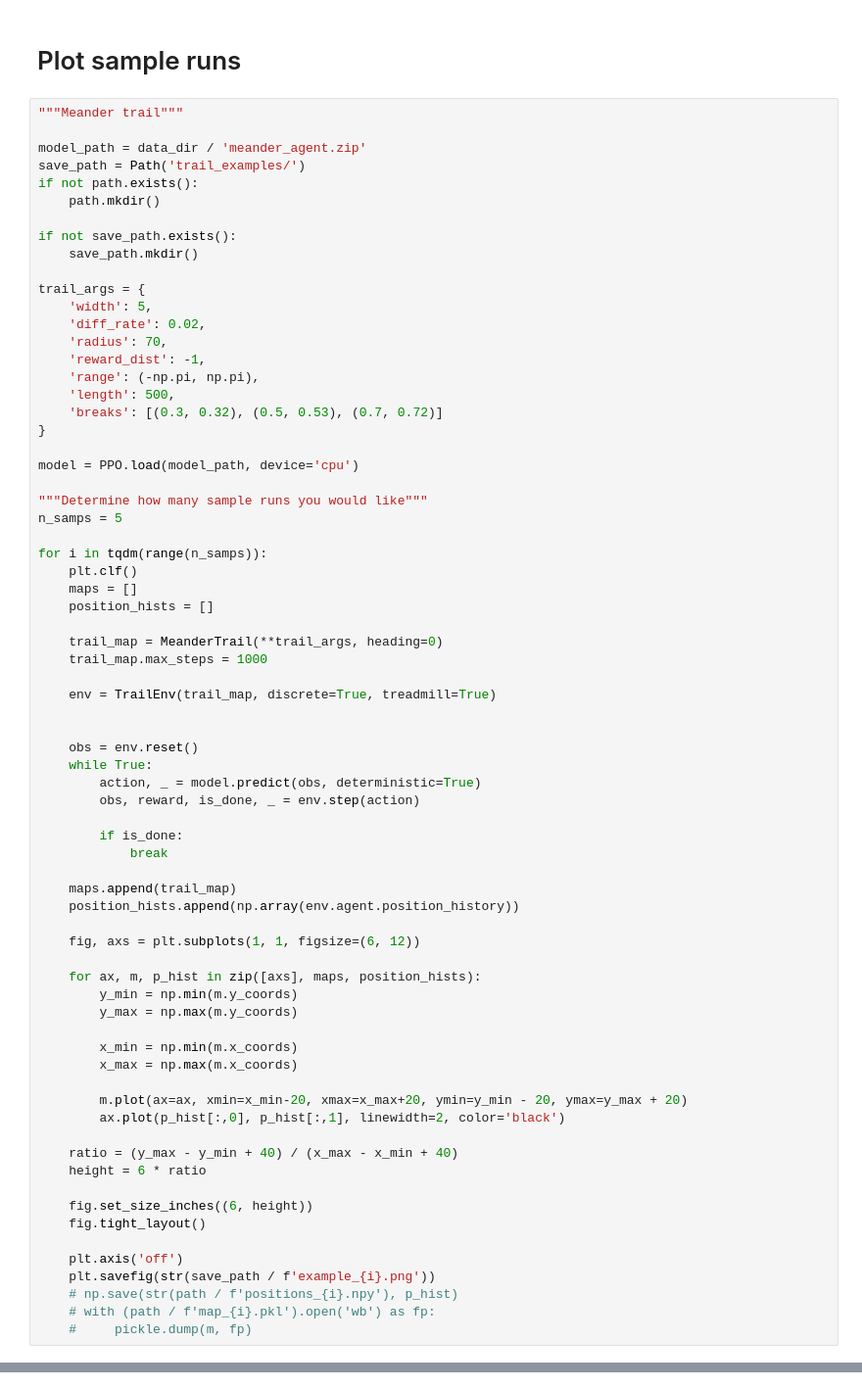
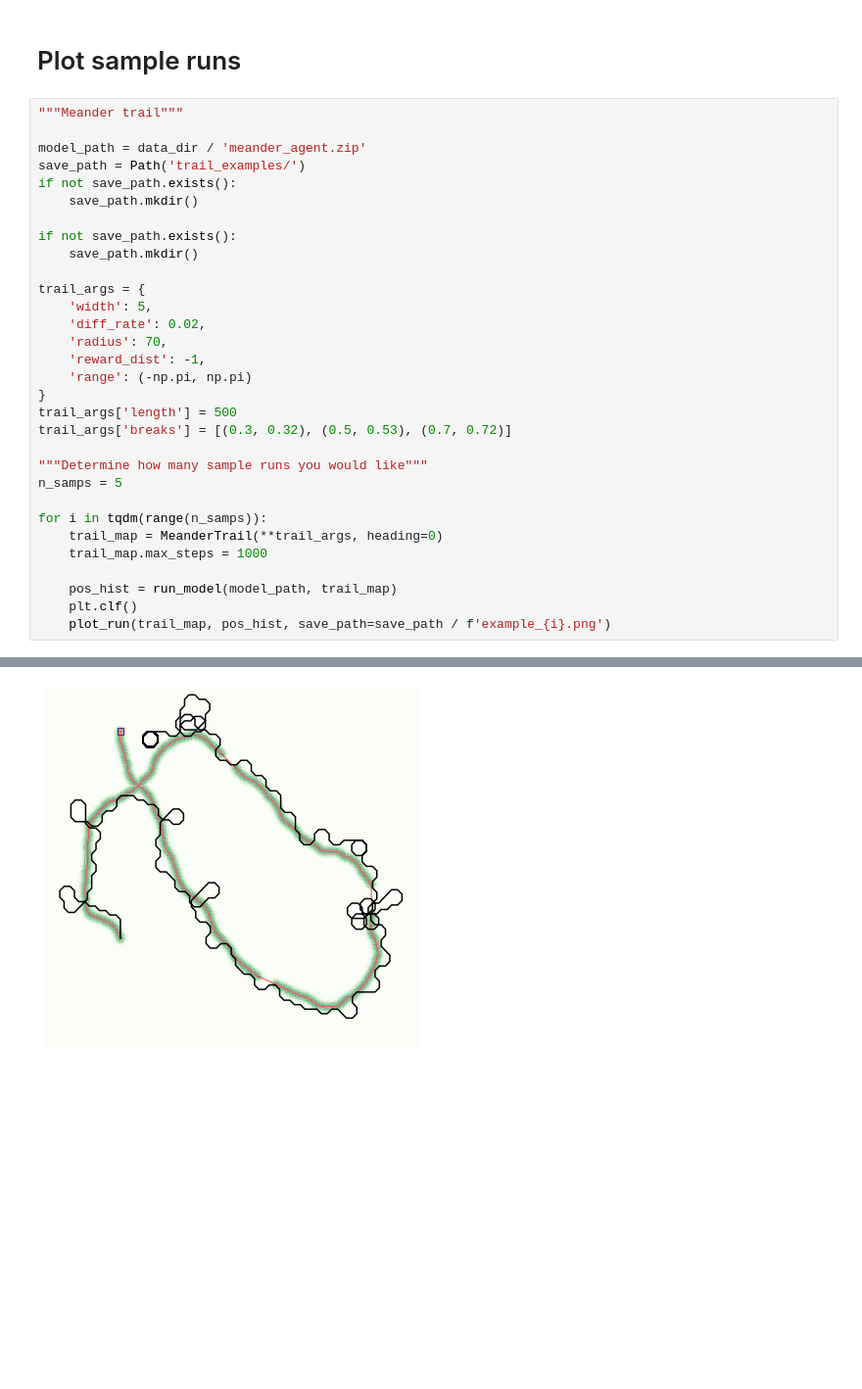
Before and after one commit to wtong98/automated-curriculum-learning, a Jupyter notebook: trail_env/notebook/track_plotter.ipynb, the cells around one changed output, grey strips where cells are left out. Shown at 98% size. Saved outputs shown, nothing was run; the diff lists cells and outputs as text; blank space fills up the shorter version.

```diff
--- a/trail_env/notebook/track_plotter.ipynb
+++ b/trail_env/notebook/track_plotter.ipynb
@@ -76,8 +117,8 @@ make_plot(df)
 
 model_path = data_dir / 'meander_agent.zip'
 save_path = Path('trail_examples/')
-if not path.exists():
-    path.mkdir()
+if not save_path.exists():
+    save_path.mkdir()
 
 if not save_path.exists():
     save_path.mkdir()
@@ -87,59 +128,19 @@ trail_args = {
     'diff_rate': 0.02,
     'radius': 70,
     'reward_dist': -1,
-    'range': (-np.pi, np.pi),
-    'length': 500,
-    'breaks': [(0.3, 0.32), (0.5, 0.53), (0.7, 0.72)]
+    'range': (-np.pi, np.pi)
 }
-
-model = PPO.load(model_path, device='cpu')
+trail_args['length'] = 500
+trail_args['breaks'] = [(0.3, 0.32), (0.5, 0.53), (0.7, 0.72)]
 
 """Determine how many sample runs you would like"""
 n_samps = 5
 
 for i in tqdm(range(n_samps)):
-    plt.clf()
-    maps = []
-    position_hists = []
-
     trail_map = MeanderTrail(**trail_args, heading=0)
     trail_map.max_steps = 1000
 
-    env = TrailEnv(trail_map, discrete=True, treadmill=True)
-
-
-    obs = env.reset()
-    while True:
-        action, _ = model.predict(obs, deterministic=True)
-        obs, reward, is_done, _ = env.step(action)
-
-        if is_done:
-            break
-
-    maps.append(trail_map)
-    position_hists.append(np.array(env.agent.position_history))
-
-    fig, axs = plt.subplots(1, 1, figsize=(6, 12))
-
-    for ax, m, p_hist in zip([axs], maps, position_hists):
-        y_min = np.min(m.y_coords)
-        y_max = np.max(m.y_coords)
-
-        x_min = np.min(m.x_coords)
-        x_max = np.max(m.x_coords)
-
-        m.plot(ax=ax, xmin=x_min-20, xmax=x_max+20, ymin=y_min - 20, ymax=y_max + 20)
-        ax.plot(p_hist[:,0], p_hist[:,1], linewidth=2, color='black')
-
-    ratio = (y_max - y_min + 40) / (x_max - x_min + 40)
-    height = 6 * ratio
-
-    fig.set_size_inches((6, height))
-    fig.tight_layout()
-
-    plt.axis('off')
-    plt.savefig(str(save_path / f'example_{i}.png'))
-    # np.save(str(path / f'positions_{i}.npy'), p_hist)
-    # with (path / f'map_{i}.pkl').open('wb') as fp:
-    #     pickle.dump(m, fp)
+    pos_hist = run_model(model_path, trail_map)
+    plt.clf()
+    plot_run(trail_map, pos_hist, save_path=save_path / f'example_{i}.png')
 # %% [output]
@@ -147,3 +147,4 @@ for i in tqdm(range(n_samps)):
+[figure, added]
 # %%
 """Plume trail"""
 
```
Also changed, not shown: parts of 8 cells of this notebook, 7 other files.
